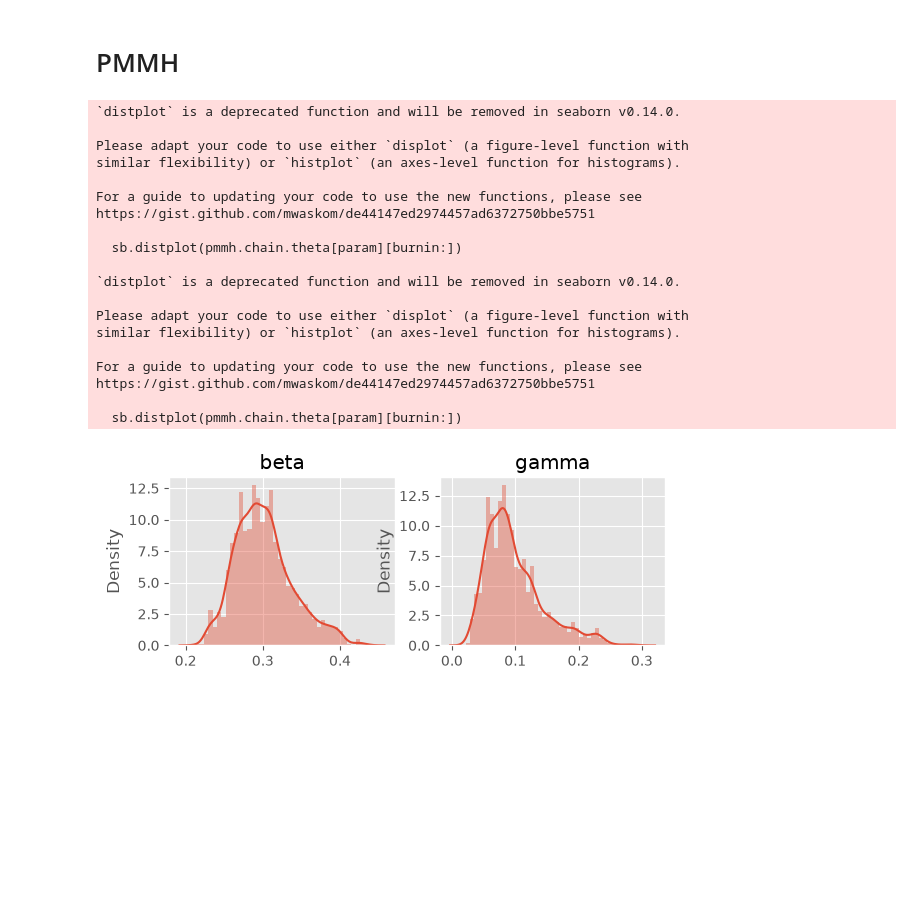
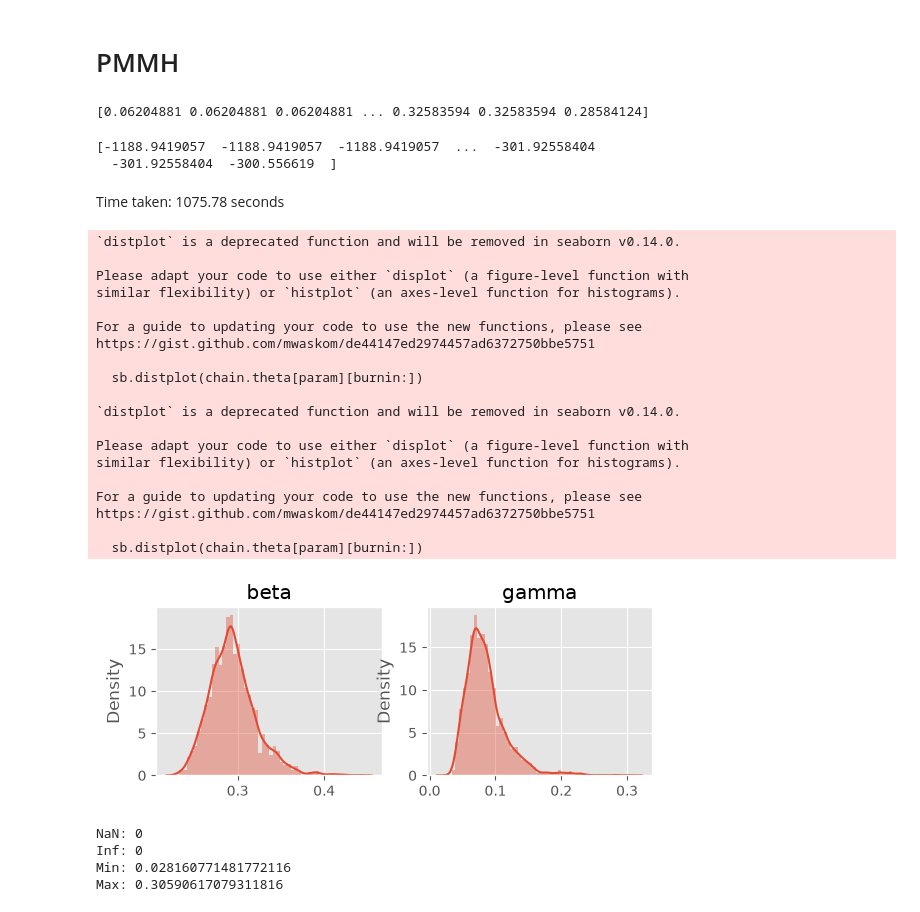
Before and after one commit to 19386928-oss/SIR_Model, a Jupyter notebook: src/particles/simulate_PMCMC.ipynb, the cells around one changed output. Cells and saved outputs as stored; diff of their text form; code cells hidden in the pictures; blank space fills up the shorter version.

Commit message:
Multiple chains & convergence

```diff
--- a/src/particles/simulate_PMCMC.ipynb
+++ b/src/particles/simulate_PMCMC.ipynb
@@ -129,28 +168,54 @@ pmmh.run()
+# %%
+path = "/Users/gabriellebouvier/SIR_Model/pmmh_chain.pkl"
+with open(path, 'rb') as output:
+    chain = pickle.load(output)
+
+print(chain.theta['beta'])
+# %% [output]
+[0.06204881 0.06204881 0.06204881 ... 0.32583594 0.32583594 0.28584124]
+# %%
+print(chain.lpost)
+# %% [output]
+[-1188.9419057  -1188.9419057  -1188.9419057  ...  -301.92558404
+  -301.92558404  -300.556619  ]
+# %% [markdown]
+Time taken: 1075.78 seconds
 # %%
 # plot the marginals
 burnin = 100
 for i, param in enumerate(prior_dict.keys()):
     plt.subplot(2, 2, i+1)
-    sb.distplot(pmmh.chain.theta[param][burnin:])
+    sb.distplot(chain.theta[param][burnin:])
     plt.title(param)
 # %% [output]
 `distplot` is a deprecated function and will be removed in seaborn v0.14.0.
 
 Please adapt your code to use either `displot` (a figure-level function with
 similar flexibility) or `histplot` (an axes-level function for histograms).
 
 For a guide to updating your code to use the new functions, please see
 https://gist.github.com/mwaskom/de44147ed2974457ad6372750bbe5751
 
-  sb.distplot(pmmh.chain.theta[param][burnin:])
+  sb.distplot(chain.theta[param][burnin:])
 
 `distplot` is a deprecated function and will be removed in seaborn v0.14.0.
 
 Please adapt your code to use either `displot` (a figure-level function with
 similar flexibility) or `histplot` (an axes-level function for histograms).
 
 For a guide to updating your code to use the new functions, please see
 https://gist.github.com/mwaskom/de44147ed2974457ad6372750bbe5751
 
-  sb.distplot(pmmh.chain.theta[param][burnin:])
+  sb.distplot(chain.theta[param][burnin:])
-[figure, old version]
+[figure, new version]
+# %%
+samples = np.asarray(chain.theta[param][burnin:])
+print("NaN:", np.isnan(samples).sum())
+print("Inf:", np.isinf(samples).sum())
+print("Min:", np.nanmin(samples))
+print("Max:", np.nanmax(samples))
+# %% [output]
+NaN: 0
+Inf: 0
+Min: 0.028160771481772116
+Max: 0.30590617079311816
```
Also changed, not shown: parts of 25 cells of this notebook.
